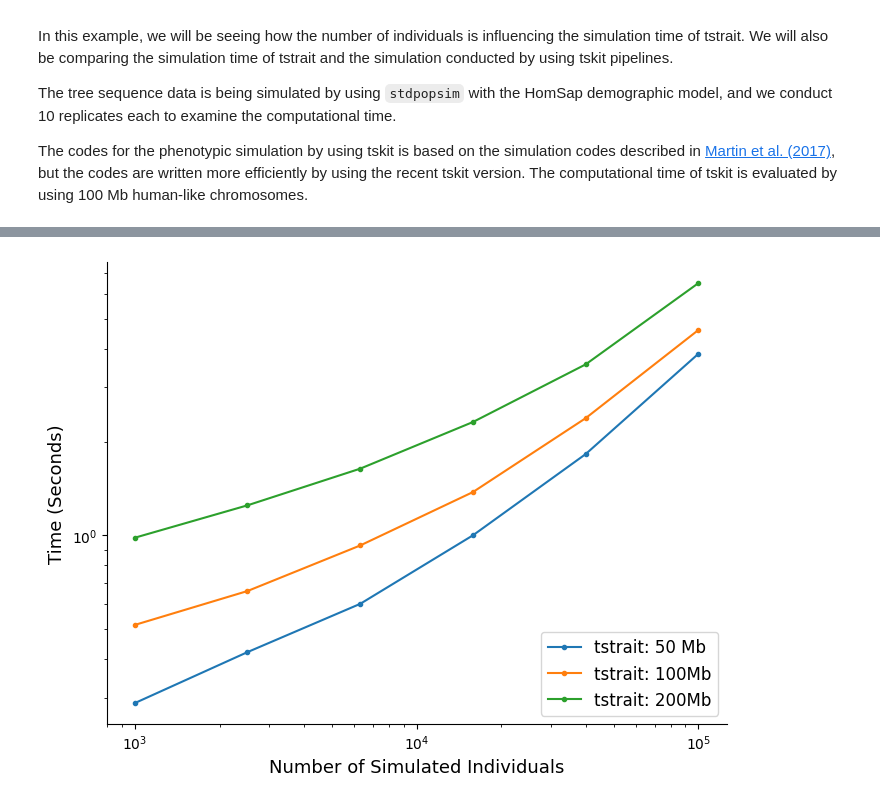
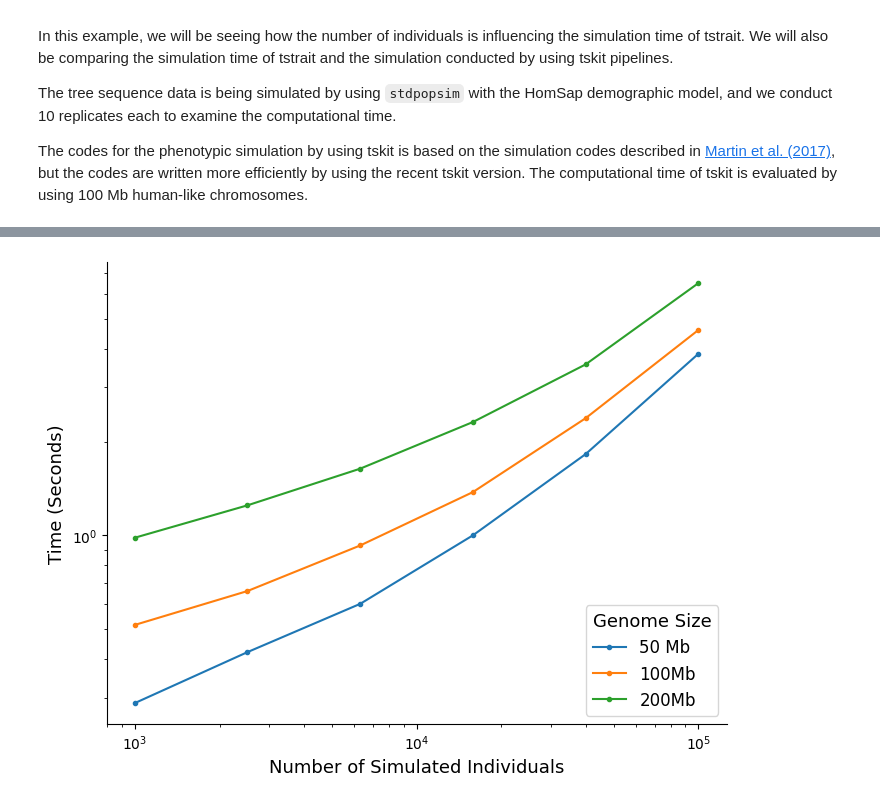
Before and after one commit to daikitag/tstrait-paper, a Jupyter notebook: notebooks/num-individual-figure.ipynb, the cells around one changed output, grey strips where cells are left out. Cells and saved outputs as stored; diff of their text form; code cells hidden in the pictures.

Commit message:
Figures

```diff
--- a/notebooks/num-individual-figure.ipynb
+++ b/notebooks/num-individual-figure.ipynb
@@ -65,6 +67,8 @@ for length, num_ind in itertools.product(length_array, num_ind_array):
 # %%
 time_df = pd.DataFrame(time_result)
 time_df.to_csv("simulation_time.csv")
+# %%
+time_df = pd.read_csv("simulation_time.csv")
 # %%
 mean_time = time_df.mean()
 # %%
@@ -77,15 +81,15 @@ def reorder_array(array, name):
 # %%
 fig, axs = plt.subplots(figsize=(8,6))
 
-axs.loglog(num_ind_array, reorder_array(mean_time, name="50"), label="tstrait: 50 Mb", marker=".")
-axs.loglog(num_ind_array, reorder_array(mean_time, name="100"), label="tstrait: 100Mb", marker=".")
-axs.loglog(num_ind_array, reorder_array(mean_time, name="200"), label="tstrait: 200Mb", marker=".")
+axs.loglog(num_ind_array, reorder_array(mean_time, name="50"), label="50 Mb", marker=".")
+axs.loglog(num_ind_array, reorder_array(mean_time, name="100"), label="100Mb", marker=".")
+axs.loglog(num_ind_array, reorder_array(mean_time, name="200"), label="200Mb", marker=".")
 
 axs.set_xlabel('Number of Simulated Individuals', fontsize=13)
 axs.set_ylabel('Time (Seconds)', fontsize=13)
-axs.legend(loc="lower right", prop={'size': 12})
+axs.legend(loc="lower right", prop={'size': 12}, title = "Genome Size", alignment="left", title_fontsize=13)
 axs.spines["top"].set_visible(False)
 axs.spines["right"].set_visible(False)
 plt.savefig("../figures/stdpopsim-time.pdf", bbox_inches="tight")
 # %% [output]
-[figure, old version]
+[figure, new version]
```
Also changed, not shown: parts of 1 cell of this notebook, 1 other file.
